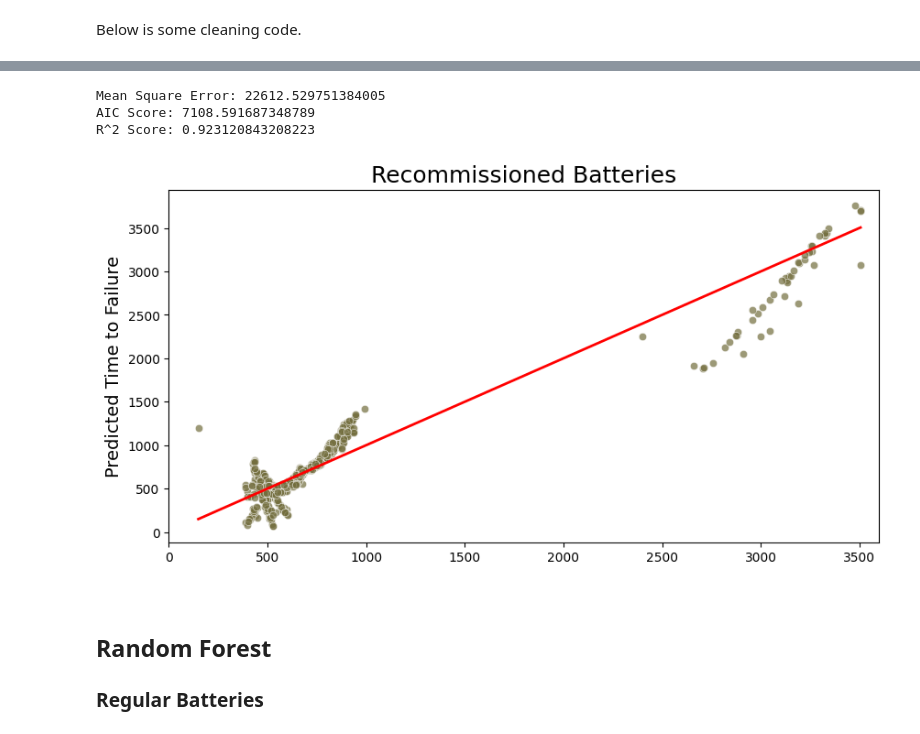
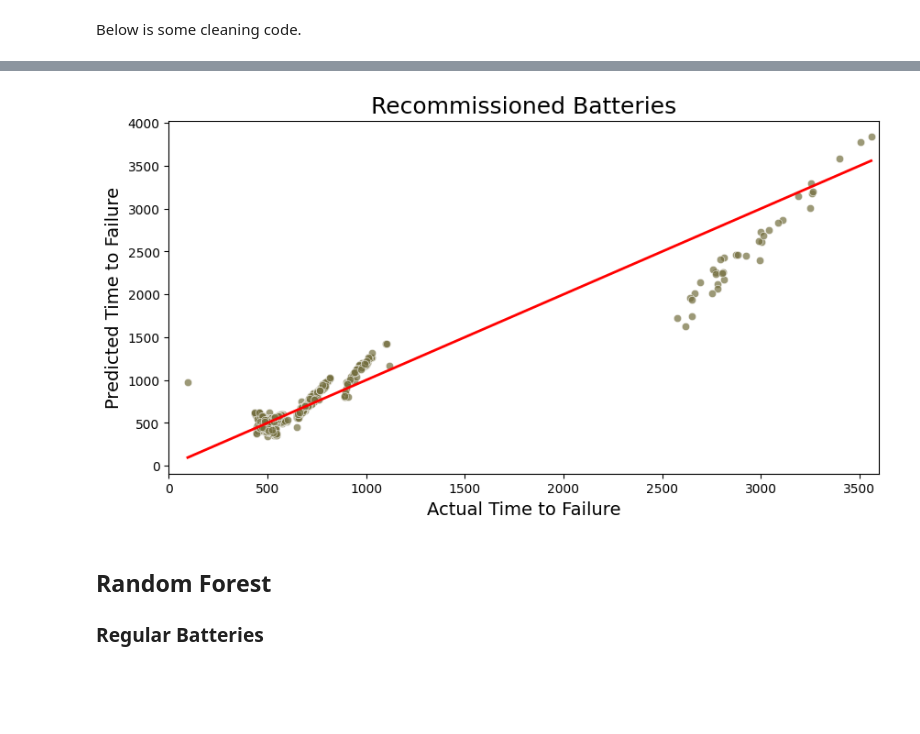
Before and after one commit to AI-Enthusiast/18650-Accelerated-Battery-Life-Testing, a Jupyter notebook: ML_WriteUp.ipynb, the cells around one changed output, grey strips where cells are left out. Cells and saved outputs as stored; diff of their text form; code cells hidden in the pictures; blank space fills up the shorter version.

```diff
--- a/ML_WriteUp.ipynb
+++ b/ML_WriteUp.ipynb
@@ -326,7 +326,7 @@ def clean_data(df):
     return df
 regular = clean_data(regular)
 second = clean_data(second)
-recommissioned = clean_data(recommissioned)
+recommissioned = clean_data(recomissioned)
 # Write to new csvs
 regular.to_csv('regular.csv')
 second.to_csv('second.csv')
@@ -371,0 +378,4 @@ R^2 Score: 0.9098979700916326
+# %%
+regtest_lr, regpred_lr, lr_mse_reg, lr_aic_reg, lr_r2_reg = linearRegression(regular)
+sectest_lr, secpred_lr, lr_mse_sec, lr_aic_sec, lr_r2_sec = linearRegression(second)
+recomtest_lr, recompred_lr, lr_mse_recom, lr_aic_recom, lr_r2_recom = linearRegression(recommissioned)
@@ -460,46 +443,18 @@ plt.show()
-# %%
-#splitting data into feature and target
-Xr = recomissioned[['arrhenius_temperature' , 'log_voltage' , 'current_load','temp_volt']]
-yr = recomissioned['time_end']
-
-#train test split
-Xr_train, Xr_test, yr_train, yr_test = train_test_split(Xr, yr, test_size=0.2, random_state=42)
-
-#linear regression model
-lrr_model = LinearRegression()
-lrr_model.fit(Xr_train, yr_train)
-
-#predictions
-yr_pred = lrr_model.predict(Xr_test)
-
-#evaluations
-mse = mean_squared_error(yr_test, yr_pred)
-r2 = r2_score(yr_test, yr_pred)
-n = len(yr_test)
-rss = np.sum((yr_test-yr_pred)**2)
-k = Xr_train.shape[1] + 1
-aic = n * np.log(rss / n) +2 * k
-print(f'Mean Square Error: {mse}')
-print(f'AIC Score: {aic}')
-print(f'R^2 Score: {r2}')
-# %% [output]
-Mean Square Error: 22612.529751384005
-AIC Score: 7108.591687348789
-R^2 Score: 0.923120843208223
 # %%
 plt.figure(figsize=(10,5))
-sns.scatterplot(x=y_test,y=y_pred, color='#736e3e',alpha=0.7)
-plt.plot([y_test.min(), y_test.max()], [y_test.min(), y_test.max()], color='red', linewidth=2)
+sns.scatterplot(x=recomtest_lr,y=recompred_lr, color='#736e3e',alpha=0.7)
+plt.plot([recomtest_lr.min(), recomtest_lr.max()], [recomtest_lr.min(), recomtest_lr.max()], color='red', linewidth=2)
 # Plot details
 plt.xlabel(' ')
 plt.ylabel('Predicted Time to Failure',fontsize=14)
+plt.xlabel('Actual Time to Failure',fontsize=14)
 plt.title('Recommissioned Batteries',fontsize = 18)
 plt.xlim(0,3600)
 
 # Show plot
 plt.show()
 # %% [output]
-[figure, old version]
+[figure, new version]
 # %% [markdown]
 ## Random Forest
 
```
Also changed, not shown: parts of 14 cells of this notebook.
